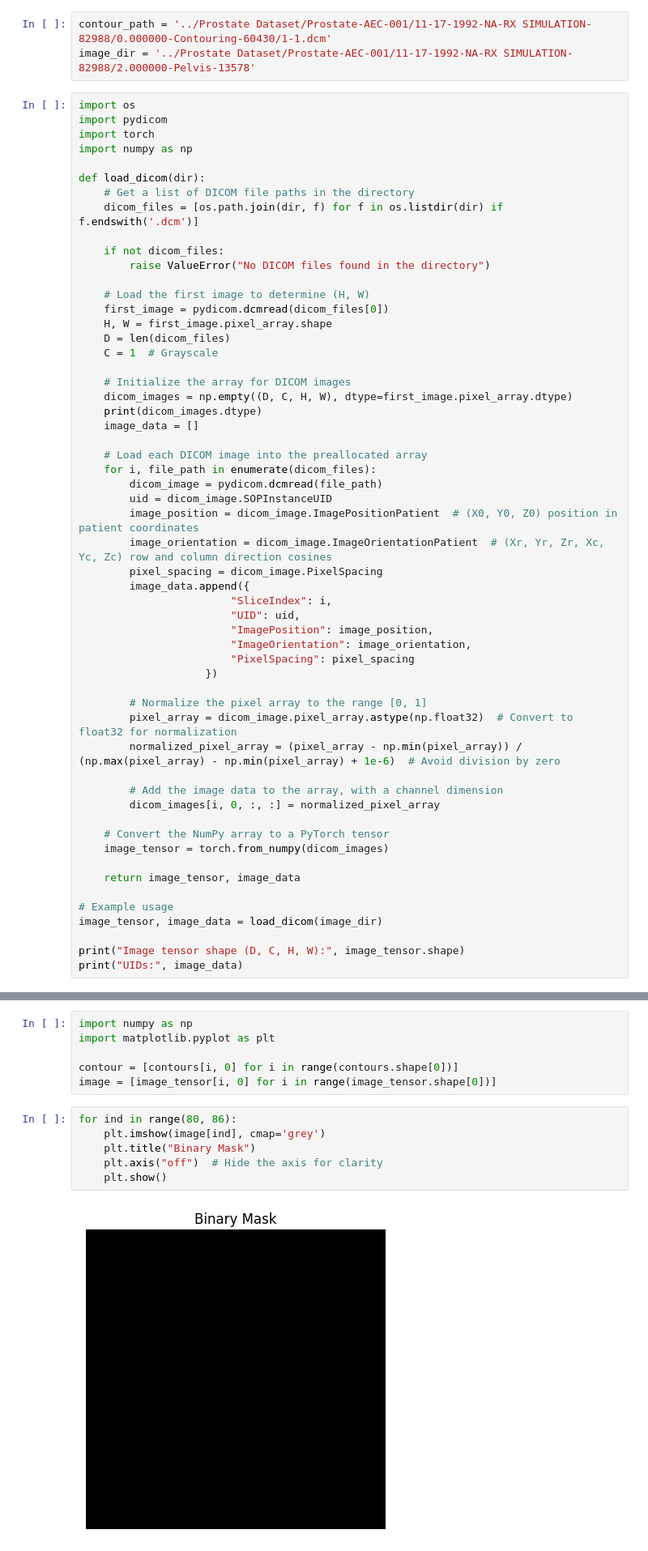
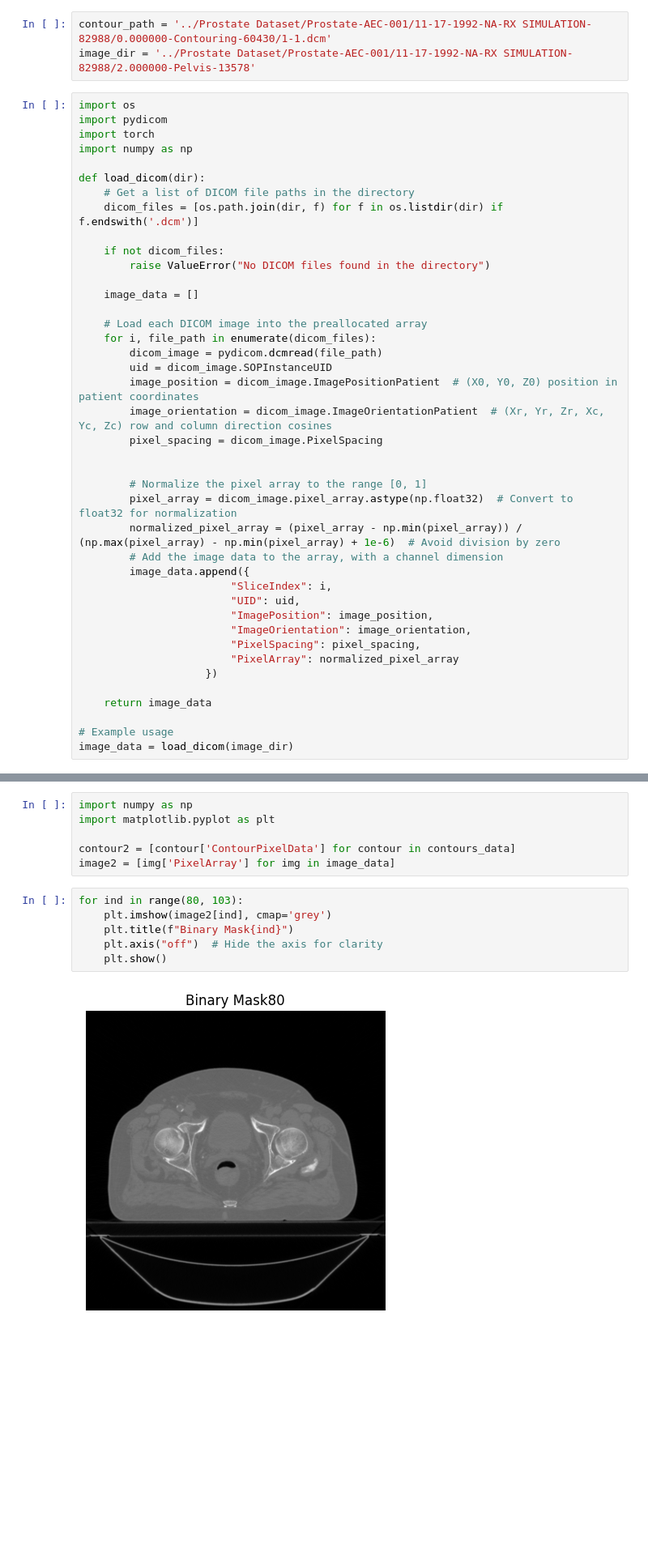
Before and after one commit to mohandemadx/Prostate-Metastasis-Segmentation-from-CT-images-using-Deep-Learning, a Jupyter notebook: notebooks/testing.ipynb, the cells around one changed output, grey strips where cells are left out. Shown at 81% size. Drawn from its saved outputs; the diff is of its cells as text; blank space fills up the shorter version.

Commit message:
data_processing done

```diff
--- a/notebooks/testing.ipynb
+++ b/notebooks/testing.ipynb
@@ -14,15 +14,6 @@ def load_dicom(dir):
     if not dicom_files:
         raise ValueError("No DICOM files found in the directory")
 
-    # Load the first image to determine (H, W)
-    first_image = pydicom.dcmread(dicom_files[0])
-    H, W = first_image.pixel_array.shape
-    D = len(dicom_files)
-    C = 1  # Grayscale
-
-    # Initialize the array for DICOM images
-    dicom_images = np.empty((D, C, H, W), dtype=first_image.pixel_array.dtype)
-    print(dicom_images.dtype)
     image_data = []
 
     # Load each DICOM image into the preallocated array
@@ -32,28 +23,22 @@ def load_dicom(dir):
         image_position = dicom_image.ImagePositionPatient  # (X0, Y0, Z0) position in patient coordinates
         image_orientation = dicom_image.ImageOrientationPatient  # (Xr, Yr, Zr, Xc, Yc, Zc) row and column direction cosines
         pixel_spacing = dicom_image.PixelSpacing
+
+
+        # Normalize the pixel array to the range [0, 1]
+        pixel_array = dicom_image.pixel_array.astype(np.float32)  # Convert to float32 for normalization
+        normalized_pixel_array = (pixel_array - np.min(pixel_array)) / (np.max(pixel_array) - np.min(pixel_array) + 1e-6)  # Avoid division by zero
+        # Add the image data to the array, with a channel dimension
         image_data.append({
                         "SliceIndex": i,
                         "UID": uid,
                         "ImagePosition": image_position,
                         "ImageOrientation": image_orientation,
-                        "PixelSpacing": pixel_spacing
+                        "PixelSpacing": pixel_spacing,
+                        "PixelArray": normalized_pixel_array
                     })
 
-        # Normalize the pixel array to the range [0, 1]
-        pixel_array = dicom_image.pixel_array.astype(np.float32)  # Convert to float32 for normalization
-        normalized_pixel_array = (pixel_array - np.min(pixel_array)) / (np.max(pixel_array) - np.min(pixel_array) + 1e-6)  # Avoid division by zero
-
-        # Add the image data to the array, with a channel dimension
-        dicom_images[i, 0, :, :] = normalized_pixel_array
-
-    # Convert the NumPy array to a PyTorch tensor
-    image_tensor = torch.from_numpy(dicom_images)
-
-    return image_tensor, image_data
+    return image_data
 
 # Example usage
-image_tensor, image_data = load_dicom(image_dir)
-
-print("Image tensor shape (D, C, H, W):", image_tensor.shape)
-print("UIDs:", image_data)
+image_data = load_dicom(image_dir)
@@ -212,13 +179,13 @@ Found Prostate ROI with number: 11
 import numpy as np
 import matplotlib.pyplot as plt
 
-contour = [contours[i, 0] for i in range(contours.shape[0])]
-image = [image_tensor[i, 0] for i in range(image_tensor.shape[0])]
+contour2 = [contour['ContourPixelData'] for contour in contours_data]
+image2 = [img['PixelArray'] for img in image_data]
 # %%
-for ind in range(80, 86):
-    plt.imshow(image[ind], cmap='grey')
-    plt.title("Binary Mask")
+for ind in range(80, 103):
+    plt.imshow(image2[ind], cmap='grey')
+    plt.title(f"Binary Mask{ind}")
     plt.axis("off")  # Hide the axis for clarity
     plt.show()
 # %% [output]
-[figure, old version]
+[figure, new version]
```
Also changed, not shown: parts of 6 cells of this notebook, 3 other files.
